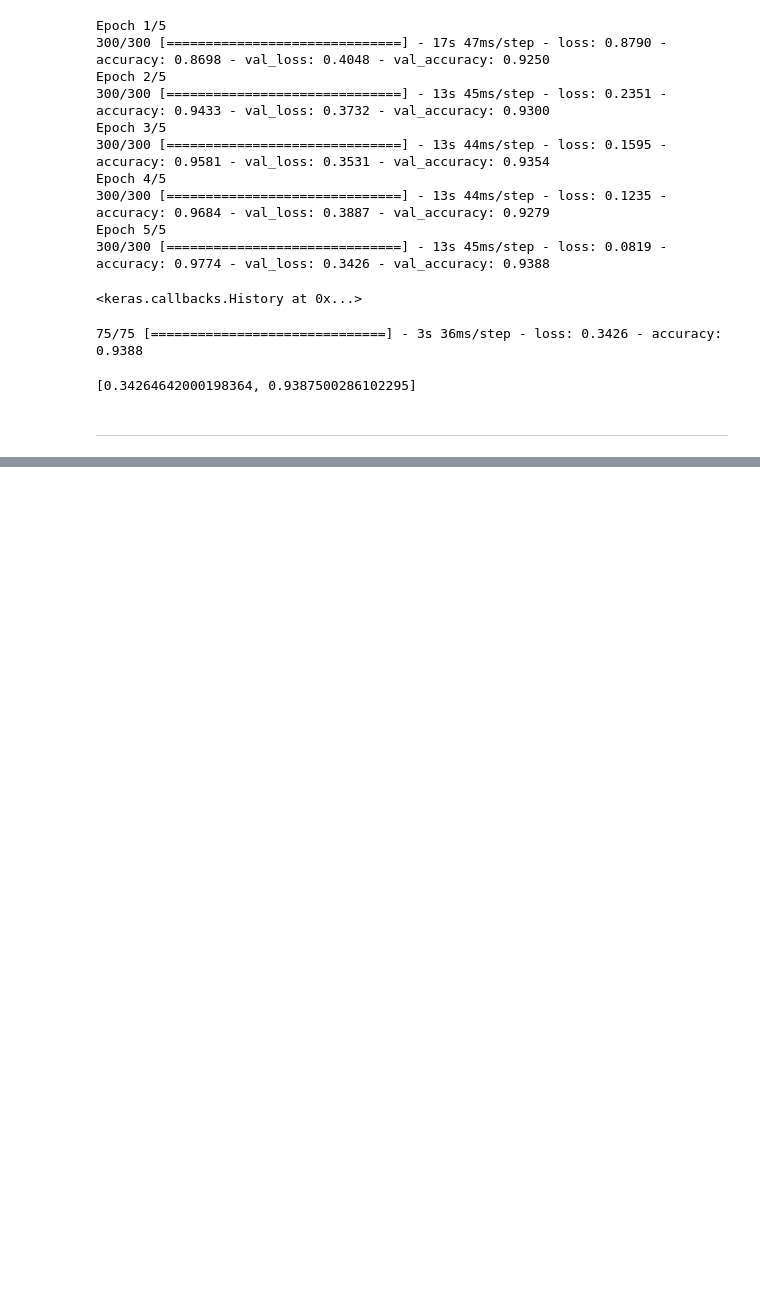
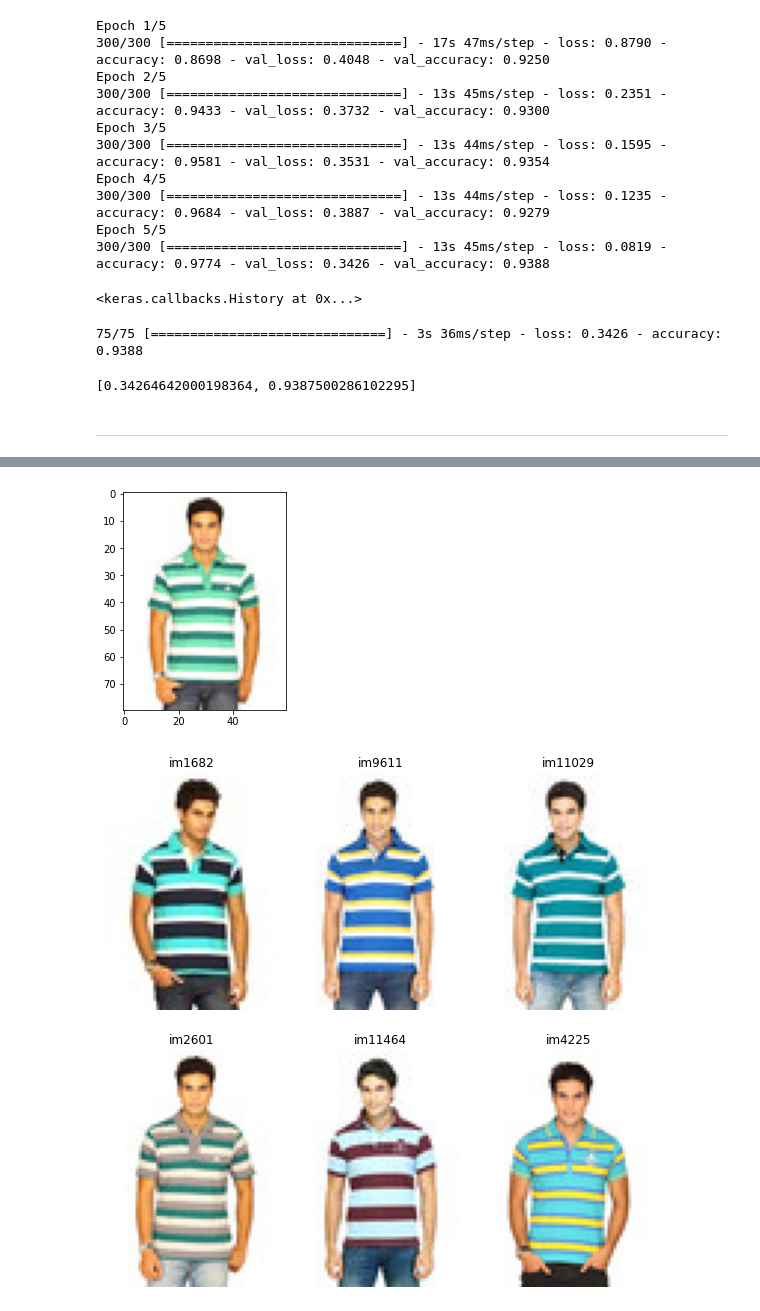
Before and after one commit to dauuuum/Image-Retrieval, a Jupyter notebook: AI_03_정다움_Section4.ipynb, the cells around one changed output, grey strips where cells are left out. Cells and saved outputs as stored; diff of their text form; code cells hidden in the pictures; blank space fills up the shorter version.

```diff
--- a/AI_03_정다움_Section4.ipynb
+++ b/AI_03_정다움_Section4.ipynb
@@ -290,0 +452,13 @@ model3.evaluate(validation_generator)
+# %%
+# 추천시스템 적용(2)
+idx_ref = 2600
+
+idx_rec, idx_sim = get_recommender(idx_ref, df, top_n = 6)
+
+plt.imshow(cv2.cvtColor(load_image(df.iloc[idx_ref].image), cv2.COLOR_BGR2RGB))
+
+figures = {'im'+str(i): load_image(row.image) for i, row in df.loc[idx_rec].iterrows()}
+plot_figures(figures, 2, 3)
+# %% [output]
+[figure, added]
+[figure, added]
```
Also changed, not shown: parts of 14 cells of this notebook.
